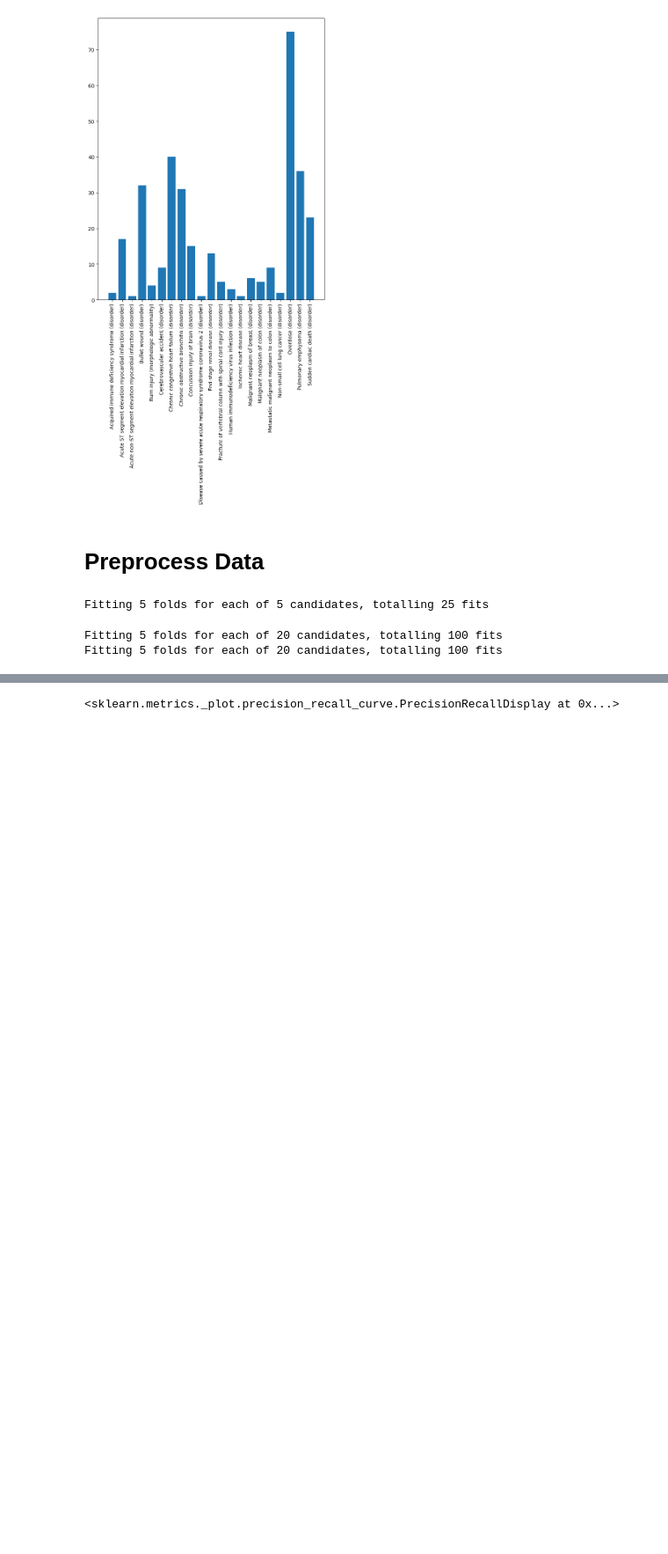
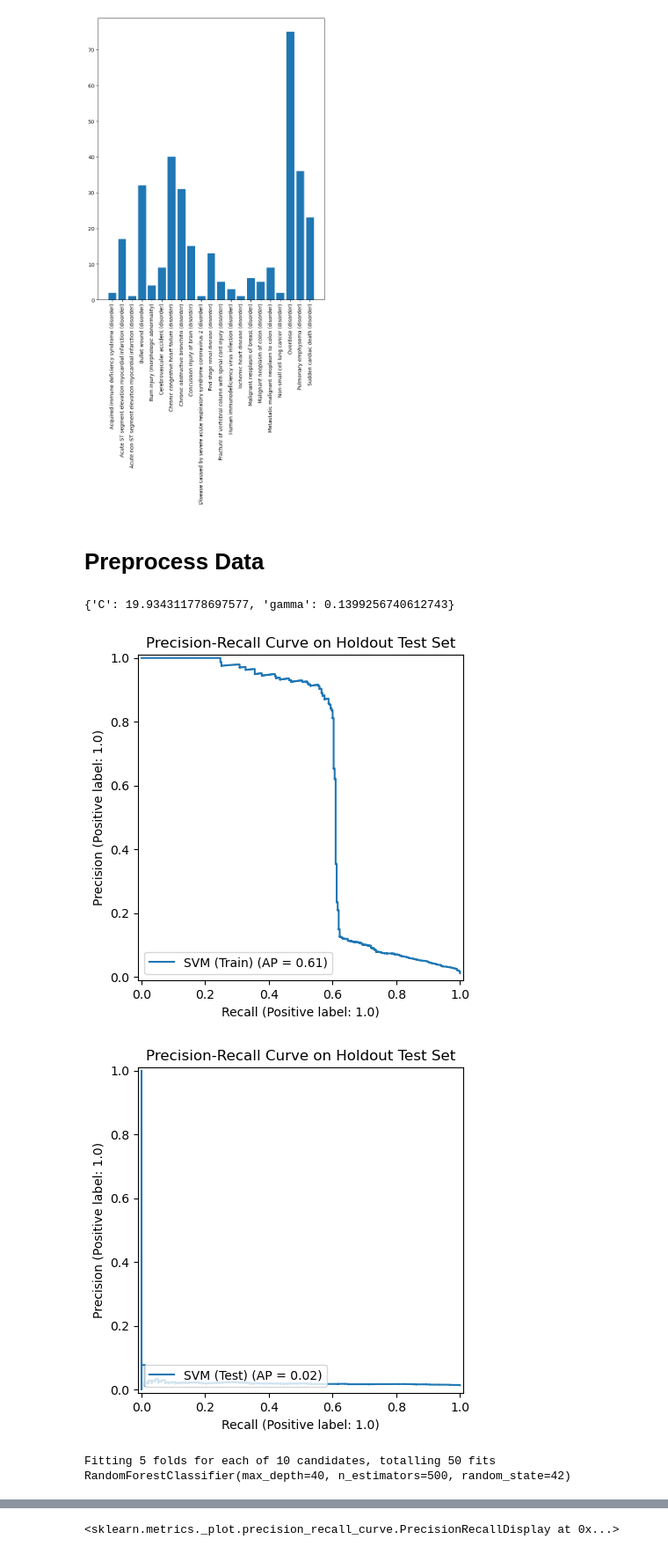
Before and after one commit to et-lang225/Maternal_Mortality, a Jupyter notebook: Execution.ipynb, the cells around one changed output, grey strips where cells are left out. Shown at 88% size. Saved outputs shown, nothing was run; the diff lists cells and outputs as text; code cells hidden in the pictures; blank space fills up the shorter version.

```diff
--- a/Execution.ipynb
+++ b/Execution.ipynb
@@ -170,13 +170,20 @@ final_data['TRANSPORTATION_BARRIER'] = np.where(final_data['TRANSPORTATION_BARRI
 final_data['HOUSING_INSECURITY'] = final_data['HOUSING_INSECURITY'].map({'Yes': 1, 'No': 0, 'I choose not to answer this question': 0})
 scale = StandardScaler()
 X = np.column_stack([scale.fit_transform(final_data[numeric_cols]), final_data[categorical_cols]])
+
+# numeric_cols = ['RELATIVE_EXPENSES', 'DIASTOLIC_BP', 'SYSTOLIC_BP', "HEART_RATE", "RESPIRATORY_RATE", "PLATELETS", "HEMOGLOBIN"]
+# # categorical_cols = ['INTENSE_PARTNER_FEAR', 'TRANSPORTATION_BARRIER', 'HOUSING_INSECURITY']
+# all_cols = ['RELATIVE_EXPENSES', 'DIASTOLIC_BP', 'SYSTOLIC_BP', "HEART_RATE", "RESPIRATORY_RATE", "PLATELETS", "HEMOGLOBIN", 'Maternal_Mortality']
+# final_data = LAfemMed[all_cols].dropna()
+# X = scale.fit_transform(final_data[numeric_cols])
+
 y = final_data['Maternal_Mortality'].to_numpy().astype(float)
 X_train, X_test, y_train, y_test = train_test_split(X, y, test_size=0.2, random_state=42)
-sm = SMOTE(sampling_strategy='minority', random_state=42)
-X_train, y_train = sm.fit_resample(X_train, y_train)
+# sm = SMOTE(sampling_strategy='minority', random_state=42)
+# X_train, y_train = sm.fit_resample(X_train, y_train)
 # %%
 from sklearn.naive_bayes import GaussianNB
-GNB = GaussianNB()
+GNB = GaussianNB(priors=[0.5, 0.5])
 GNB.fit(X_train, y_train)
 GNB_preds = GNB.predict(X_test)
 # %%
@@ -189,11 +198,36 @@ import importlib
 import SVM
 importlib.reload(SVM)
 svm = SVM.SVM_class(X_train, y_train)
-search_best = svm.SearchCV()
-svm.best_fit(search_best)
-svm_preds = svm.predict(X_test, search_best)
+svm.svm_Kfold()
 # %% [output]
-Fitting 5 folds for each of 5 candidates, totalling 25 fits
+{'C': 19.934311778697577, 'gamma': 0.1399256740612743}
+# %%
+from sklearn.metrics import precision_score, recall_score, f1_score, PrecisionRecallDisplay
+from sklearn.svm import SVC
+svm = SVC(C=svm.best_params['C'], gamma=svm.best_params['gamma'], kernel='rbf', random_state=42)
+svm.fit(X_train, y_train)
+svm_preds = svm.predict(X_test)
+disp = PrecisionRecallDisplay.from_estimator(
+    svm,
+    X_train,
+    y_train,
+    response_method="decision_function",  # Uses SVM decision boundary distances
+    name="SVM (Train)"
+)
+plt.title("Precision-Recall Curve on Holdout Test Set")
+plt.show()
+disp = PrecisionRecallDisplay.from_estimator(
+    svm,
+    X_test,
+    y_test,
+    response_method="decision_function",  # Uses SVM decision boundary distances
+    name="SVM (Test)"
+)
+plt.title("Precision-Recall Curve on Holdout Test Set")
+plt.show()
+# %% [output]
+[figure, added]
+[figure, added]
 # %%
 import RandForest
 importlib.reload(RandForest)
@@ -202,6 +236,6 @@ search_rf = rf.SearchCV()
 rf.best_fit(search_rf)
 rf_preds = rf.predict(X_test, search_rf)
 # %% [output]
-Fitting 5 folds for each of 20 candidates, totalling 100 fits
-Fitting 5 folds for each of 20 candidates, totalling 100 fits
+Fitting 5 folds for each of 10 candidates, totalling 50 fits
+RandomForestClassifier(max_depth=40, n_estimators=500, random_state=42)
 # %%
```
Also changed, not shown: parts of 2 cells of this notebook, 4 other files.
